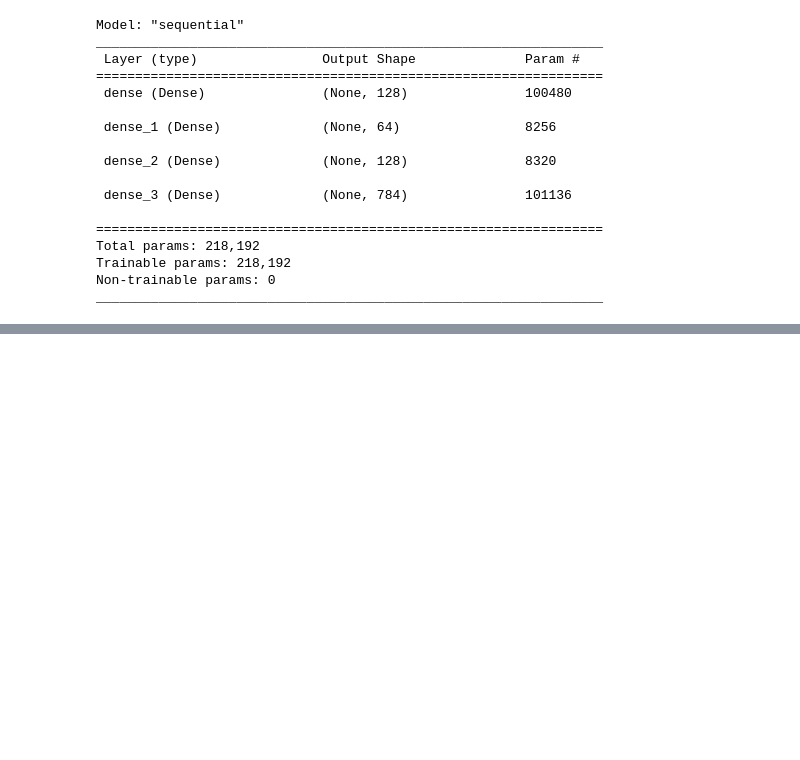
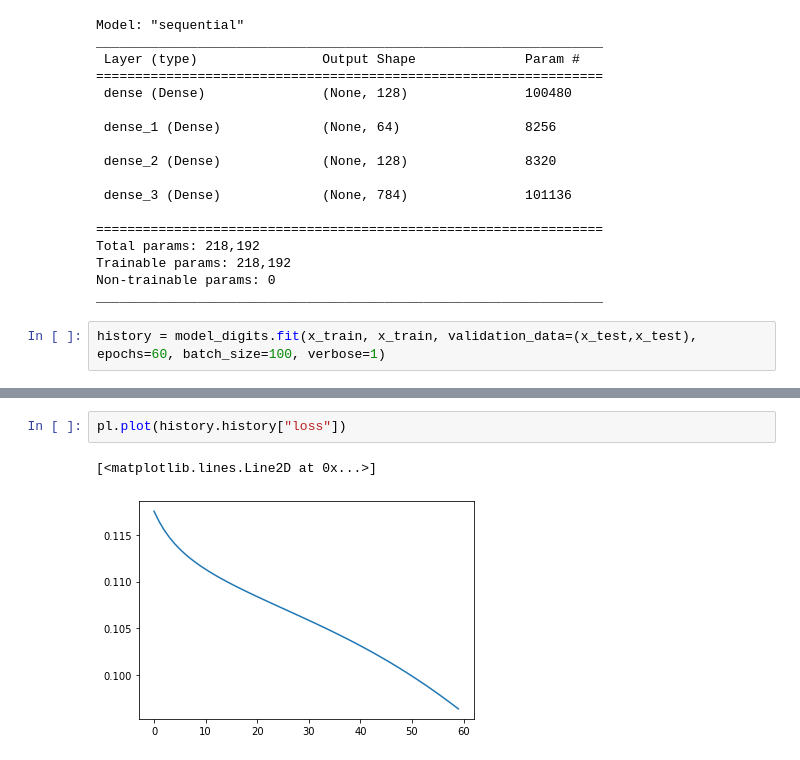
Before and after one commit to siddpatel1/DSPS_SPatel, a Jupyter notebook: lab/sidpatel_autoencoder_lab.ipynb, the cells around one changed output, grey strips where cells are left out. Drawn from its saved outputs; the diff is of its cells as text; blank space fills up the shorter version.

```diff
--- a/lab/sidpatel_autoencoder_lab.ipynb
+++ b/lab/sidpatel_autoencoder_lab.ipynb
@@ -78,3 +75,5 @@ Total params: 218,192
 Trainable params: 218,192
 Non-trainable params: 0
 _________________________________________________________________
+# %%
+history = model_digits.fit(x_train, x_train, validation_data=(x_test,x_test), epochs=60, batch_size=100, verbose=1)
@@ -80,0 +129,5 @@ _________________________________________________________________
+# %%
+pl.plot(history.history["loss"])
+# %% [output]
+[<matplotlib.lines.Line2D at 0x...>]
+[figure, added]
```
Also changed, not shown: parts of 25 cells of this notebook.
